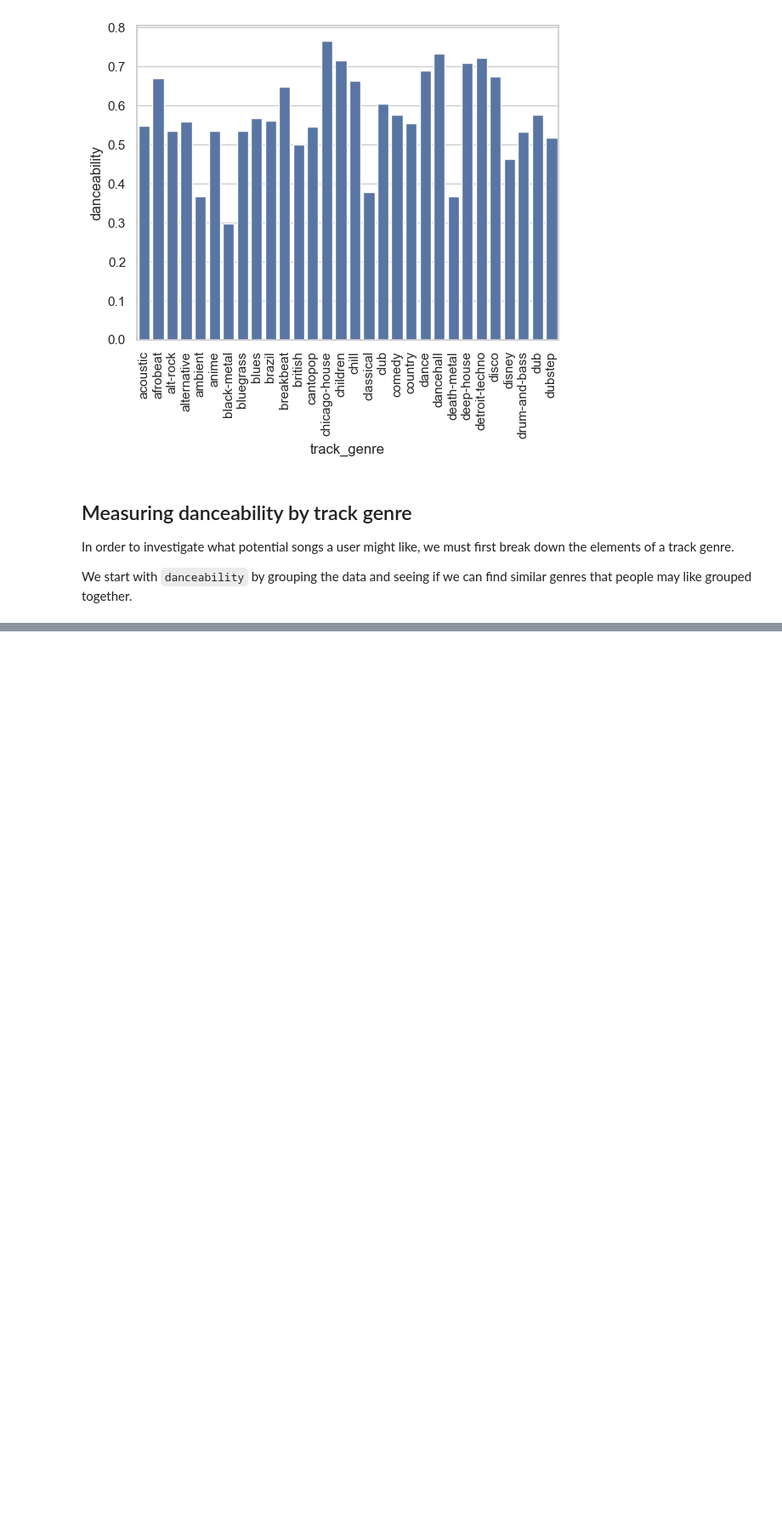
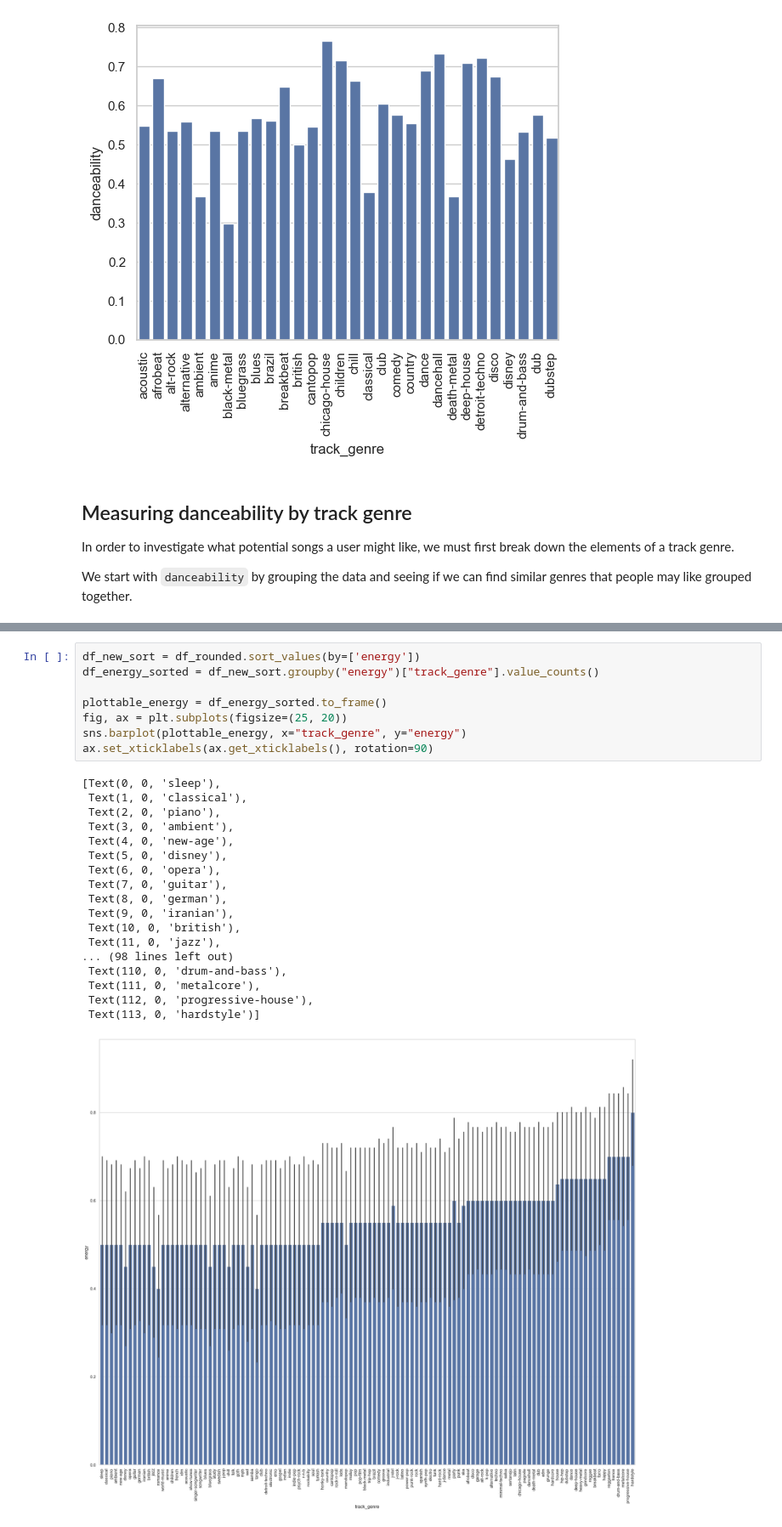
Before and after one commit to Khai189/SpotifyRecommender, a Jupyter notebook: TrainingData/DataVisualization.ipynb, the cells around one changed output, grey strips where cells are left out. Shown at 85% size. Drawn from its saved outputs; the diff is of its cells as text; blank space fills up the shorter version.

```diff
--- a/TrainingData/DataVisualization.ipynb
+++ b/TrainingData/DataVisualization.ipynb
@@ -177,0 +175,27 @@ danceability track_genre
+# %%
+df_new_sort = df_rounded.sort_values(by=['energy'])
+df_energy_sorted = df_new_sort.groupby("energy")["track_genre"].value_counts()
+
+plottable_energy = df_energy_sorted.to_frame()
+fig, ax = plt.subplots(figsize=(25, 20))
+sns.barplot(plottable_energy, x="track_genre", y="energy")
+ax.set_xticklabels(ax.get_xticklabels(), rotation=90)
+# %% [output]
+[Text(0, 0, 'sleep'),
+ Text(1, 0, 'classical'),
+ Text(2, 0, 'piano'),
+ Text(3, 0, 'ambient'),
+ Text(4, 0, 'new-age'),
+ Text(5, 0, 'disney'),
+ Text(6, 0, 'opera'),
+ Text(7, 0, 'guitar'),
+ Text(8, 0, 'german'),
+ Text(9, 0, 'iranian'),
+ Text(10, 0, 'british'),
+ Text(11, 0, 'jazz'),
+... (98 lines left out)
+ Text(110, 0, 'drum-and-bass'),
+ Text(111, 0, 'metalcore'),
+ Text(112, 0, 'progressive-house'),
+ Text(113, 0, 'hardstyle')]
+[figure, added]
```
Also changed, not shown: parts of 2 cells of this notebook.
